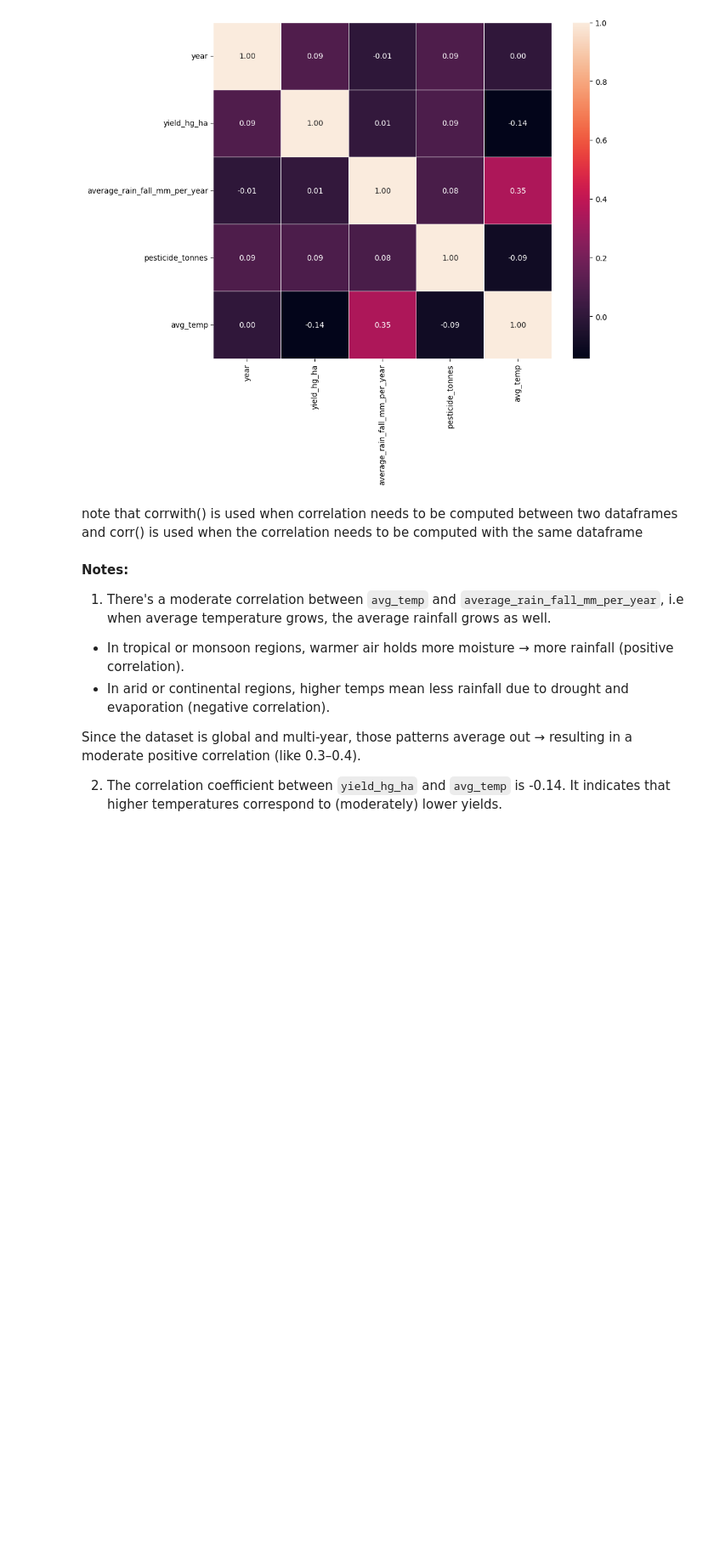
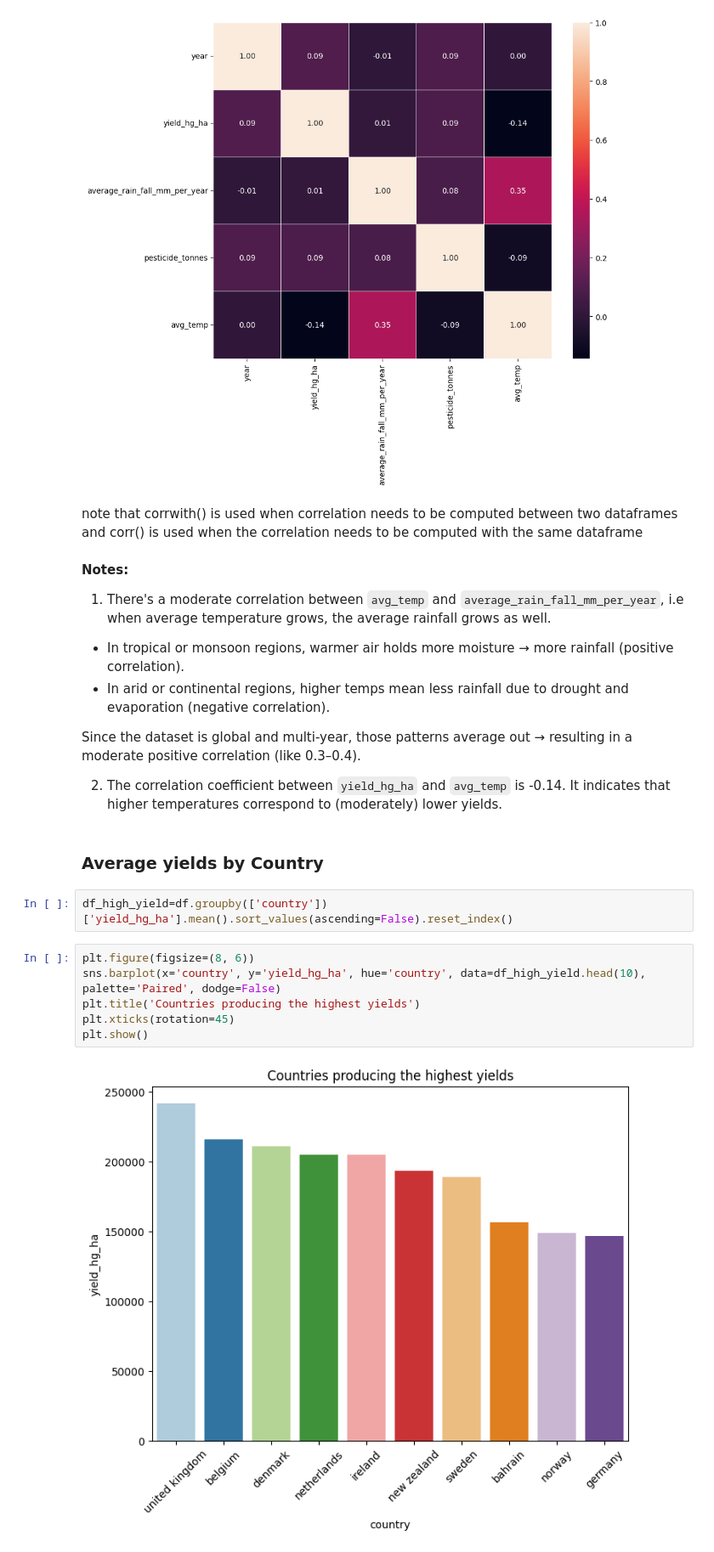
Before and after one commit to Rimsha-Bashir/crop-yield-prediction, a Jupyter notebook: notebooks/02_EDA.ipynb, the cells around one changed output. Shown at 85% size. Drawn from its saved outputs; the diff is of its cells as text; blank space fills up the shorter version.

```diff
--- a/notebooks/02_EDA.ipynb
+++ b/notebooks/02_EDA.ipynb
@@ -73,3 +73,15 @@ Since the dataset is global and multi-year, those patterns average out → resul
 
 
 2. The correlation coefficient between `yield_hg_ha` and `avg_temp` is -0.14. It indicates that higher temperatures correspond to (moderately) lower yields.
+# %% [markdown]
+### Average yields by Country
+# %%
+df_high_yield=df.groupby(['country'])['yield_hg_ha'].mean().sort_values(ascending=False).reset_index()
+# %%
+plt.figure(figsize=(8, 6))
+sns.barplot(x='country', y='yield_hg_ha', hue='country', data=df_high_yield.head(10), palette='Paired', dodge=False)
+plt.title('Countries producing the highest yields')
+plt.xticks(rotation=45)
+plt.show()
+# %% [output]
+[figure, added]
```
Also changed, not shown: parts of 12 cells of this notebook.
